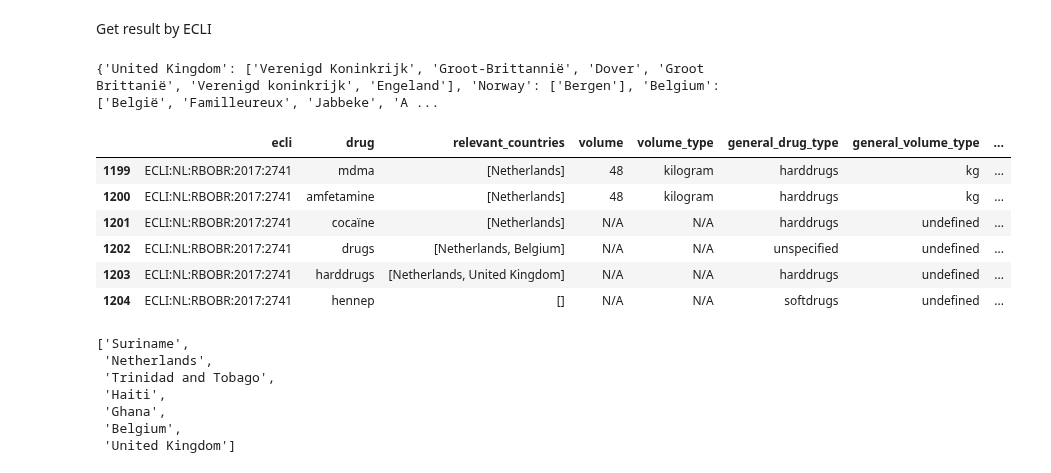
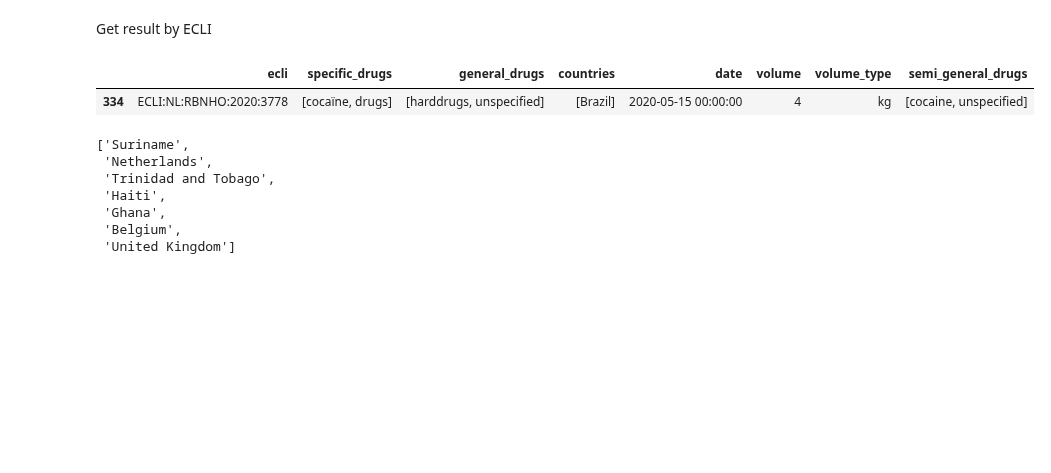
Before and after one commit to bloemetjesgordijn/Master-thesis, a Jupyter notebook: Cleaning & Validation.ipynb, the cells around one changed output. Drawn from its saved outputs; the diff is of its cells as text; code cells hidden in the pictures; blank space fills up the shorter version.

```diff
--- a/Cleaning & Validation.ipynb
+++ b/Cleaning & Validation.ipynb
@@ -897,18 +897,12 @@ country_translation_dict['United Kingdom']
 # %% [markdown]
 Get result by ECLI
 # %%
-ecli = 'ECLI:NL:RBOBR:2017:2741'
-print(results_df[results_df['ecli'] == ecli].iloc[0]['countries_present'])
+ecli = 'ECLI:NL:RBNHO:2020:3778'
+# print(results_df[results_df['ecli'] == ecli].iloc[0]['countries_present'])
 results_df[results_df['ecli'] == ecli]
 # %% [output]
-{'United Kingdom': ['Verenigd Koninkrijk', 'Groot-Brittannië', 'Dover', 'Groot Brittanië', 'Verenigd koninkrijk', 'Engeland'], 'Norway': ['Bergen'], 'Belgium': ['België', 'Familleureux', 'Jabbeke', 'A ...
-|  | ecli | drug | relevant_countries | volume | volume_type | general_drug_type | general_volume_type | ... |
-| 1199 | ECLI:NL:RBOBR:2017:2741 | mdma | [Netherlands] | 48 | kilogram | harddrugs | kg | ... |
-| 1200 | ECLI:NL:RBOBR:2017:2741 | amfetamine | [Netherlands] | 48 | kilogram | harddrugs | kg | ... |
-| 1201 | ECLI:NL:RBOBR:2017:2741 | cocaïne | [Netherlands] | N/A | N/A | harddrugs | undefined | ... |
-| 1202 | ECLI:NL:RBOBR:2017:2741 | drugs | [Netherlands, Belgium] | N/A | N/A | unspecified | undefined | ... |
-| 1203 | ECLI:NL:RBOBR:2017:2741 | harddrugs | [Netherlands, United Kingdom] | N/A | N/A | harddrugs | undefined | ... |
-| 1204 | ECLI:NL:RBOBR:2017:2741 | hennep | [] | N/A | N/A | softdrugs | undefined | ... |
+|  | ecli | specific_drugs | general_drugs | countries | date | volume | volume_type | semi_general_drugs |
+| 334 | ECLI:NL:RBNHO:2020:3778 | [cocaïne, drugs] | [harddrugs, unspecified] | [Brazil] | 2020-05-15 00:00:00 | 4 | kg | [cocaine, unspecified] |
 # %%
 results_df[results_df['ecli'] == ecli].iloc[0]['relevant_countries']
 # %% [output]
```
Also changed, not shown: 5 other files.
